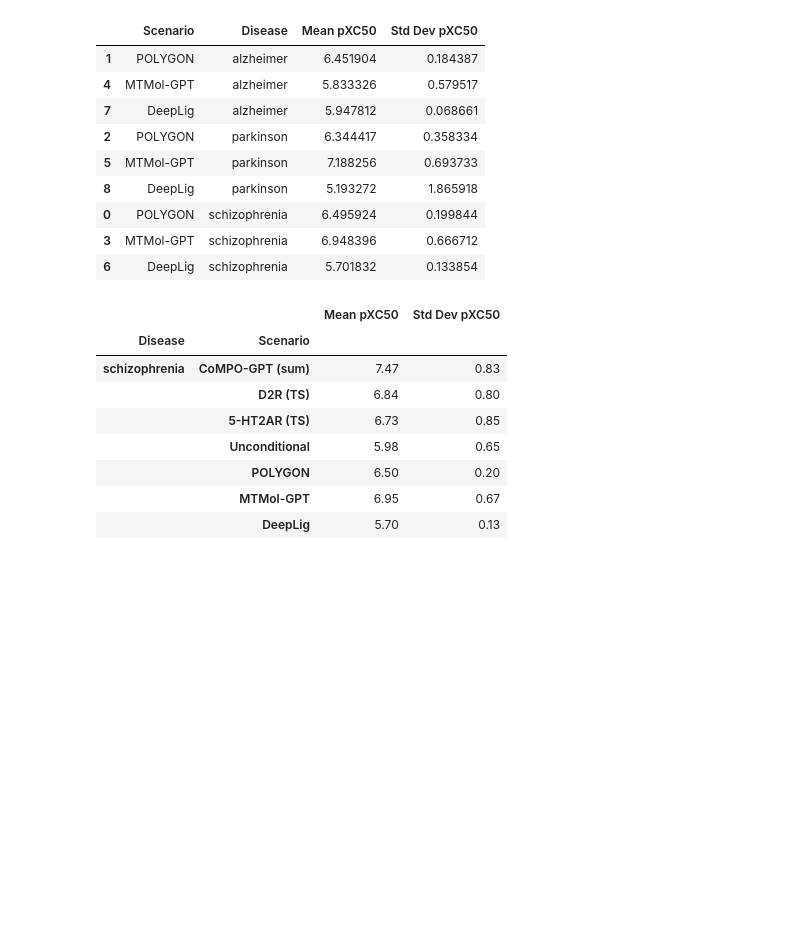
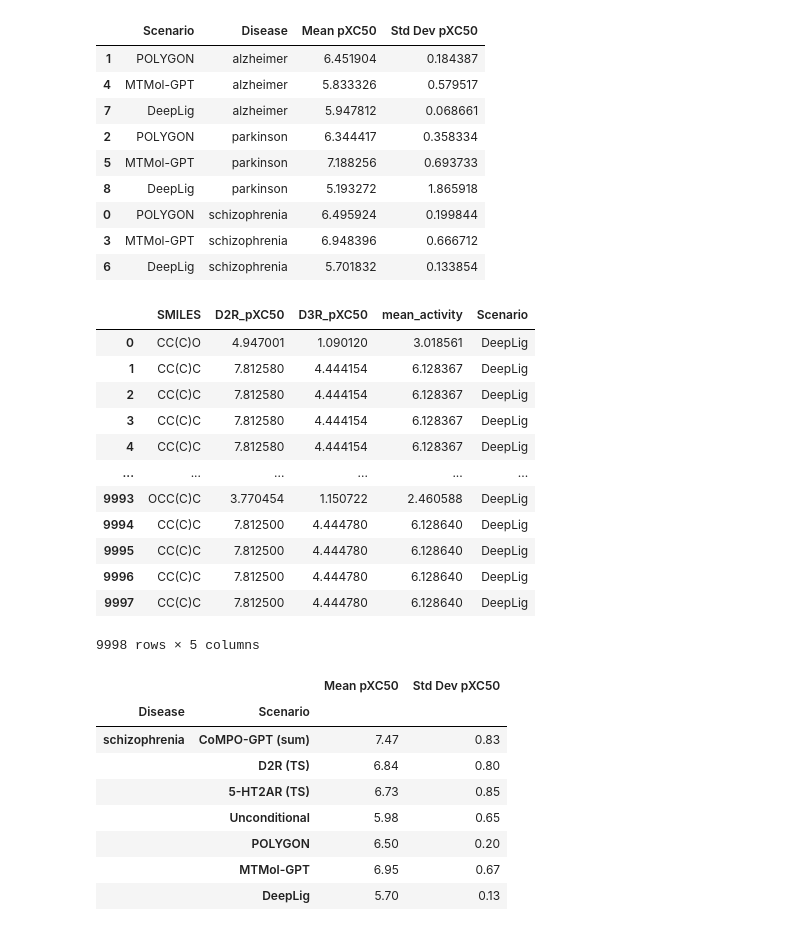
Before and after one commit to arthurcerveira/CoMPO-GPT, a Jupyter notebook: scripts/08-Data-Viz.ipynb, the cells around one changed output. Saved outputs shown, nothing was run; the diff lists cells and outputs as text; code cells hidden in the pictures; blank space fills up the shorter version.

```diff
--- a/scripts/08-Data-Viz.ipynb
+++ b/scripts/08-Data-Viz.ipynb
@@ -127,3 +117,15 @@ Valid generated molecules
 | MAOB | 86.1% |
 | Unconditional | 92.3% |
 | _5HT2A | 86.4% |
+# %%
+all_generated_molecules = pd.DataFrame()
+
+for key, df in dataframes_mt.items():
+    # df = df.assign(Scenario=key)
+    if "SUM" not in key:
+        continue
+    all_generated_molecules = pd.concat([all_generated_molecules, df], ignore_index=True)
+
+all_generated_molecules = all_generated_molecules.assign(Scenario="CoMPO-GPT")
+print(all_generated_molecules.shape)
+all_generated_molecules["Scenario"].value_counts()
@@ -605,6 +612,8 @@ for baseline in baselines:
             'Mean pXC50': mean,
             'Std Dev pXC50': std
         })
+        df_scenarios = df.assign(Scenario=baseline)
+        all_generated_molecules = pd.concat([all_generated_molecules, df_scenarios], ignore_index=True)
 
 # Create results dataframe
 pivots_baselines = pd.DataFrame(results).sort_values(by='Disease')
@@ -620,6 +629,22 @@ pivots_baselines
 | 0 | POLYGON | schizophrenia | 6.495924 | 0.199844 |
 | 3 | MTMol-GPT | schizophrenia | 6.948396 | 0.666712 |
 | 6 | DeepLig | schizophrenia | 5.701832 | 0.133854 |
+# %%
+df_scenarios
+# %% [output]
+|  | SMILES | D2R_pXC50 | D3R_pXC50 | mean_activity | Scenario |
+| 0 | CC(C)O | 4.947001 | 1.090120 | 3.018561 | DeepLig |
+| 1 | CC(C)C | 7.812580 | 4.444154 | 6.128367 | DeepLig |
+| 2 | CC(C)C | 7.812580 | 4.444154 | 6.128367 | DeepLig |
+| 3 | CC(C)C | 7.812580 | 4.444154 | 6.128367 | DeepLig |
+| 4 | CC(C)C | 7.812580 | 4.444154 | 6.128367 | DeepLig |
+| ... | ... | ... | ... | ... | ... |
+| 9993 | OCC(C)C | 3.770454 | 1.150722 | 2.460588 | DeepLig |
+| 9994 | CC(C)C | 7.812500 | 4.444780 | 6.128640 | DeepLig |
+| 9995 | CC(C)C | 7.812500 | 4.444780 | 6.128640 | DeepLig |
+| 9996 | CC(C)C | 7.812500 | 4.444780 | 6.128640 | DeepLig |
+| 9997 | CC(C)C | 7.812500 | 4.444780 | 6.128640 | DeepLig |
+9998 rows × 5 columns
 # %%
 target_combination_to_disease = {
     "D2R__5HT2A": "schizophrenia",
```
Also changed, not shown: parts of 10 cells of this notebook, 2 other files.
